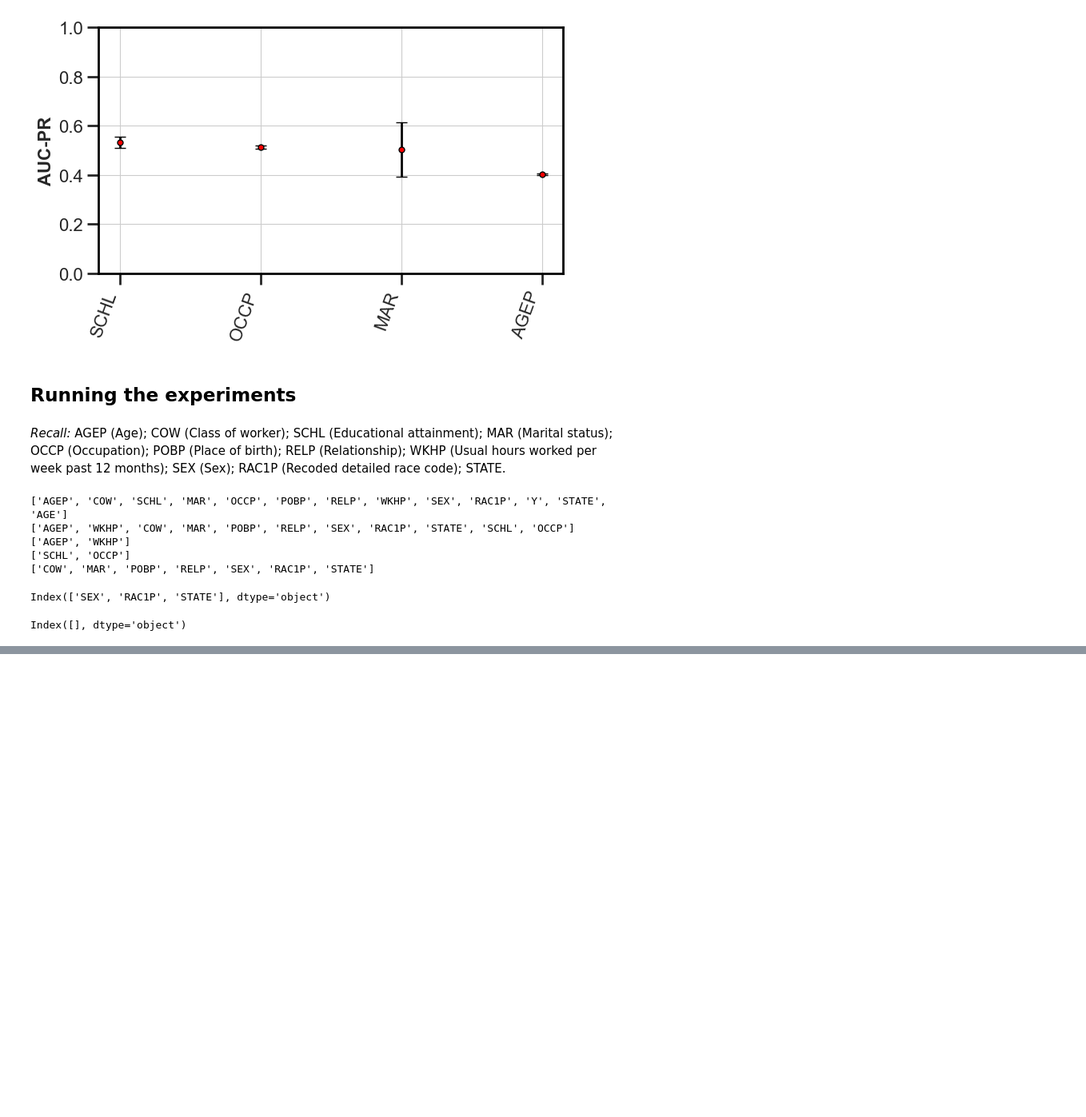
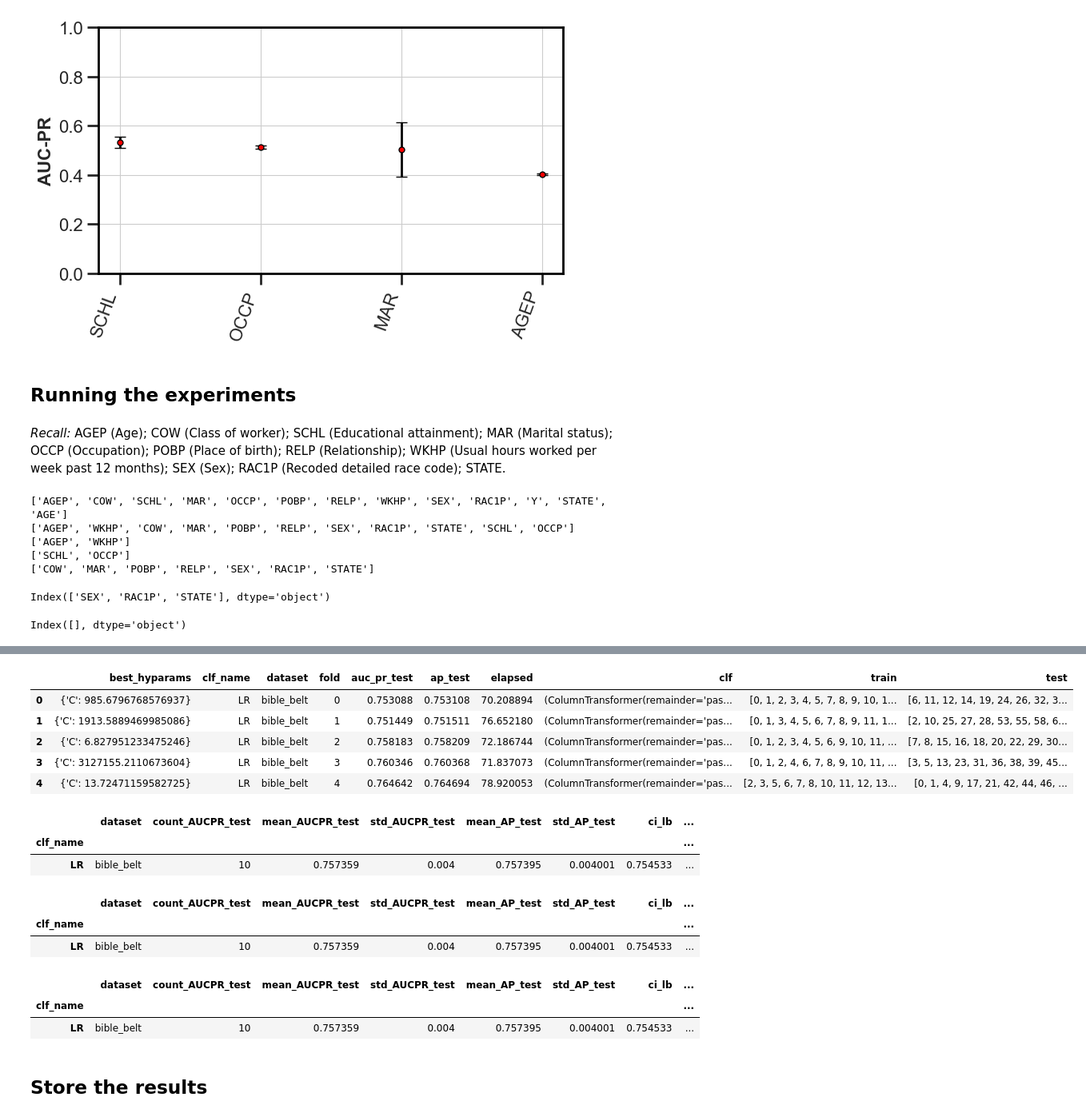
Before and after one commit to cc-jalvarez/weighted-pdp, a Jupyter notebook: src/lar_sec4.ipynb, the cells around one changed output, grey strips where cells are left out. Shown: that part at 80% size. Drawn from its saved outputs; the diff is of its cells as text; code cells hidden in the pictures; blank space fills up the shorter version.

Commit message:
test run for LR with final results

```diff
--- a/src/lar_sec4.ipynb
+++ b/src/lar_sec4.ipynb
@@ -572,19 +572,28 @@ if weight_column is not None:
 else:
     simulate_weights = False
 # %%
-num_repeat = 10
+# Notes:
+# - original running params, due to time-constraints, are the ones commented out
+# - LGBM2 and LR may not be the better suited models for this data, but we will use them still for Sec5
+
+# Number of experimental runs
+num_repeat = 2
+# num_repeat = 10
 
 # Amount of trials/hyperparameter configurations per classifier
-n_trials = 50
+n_trials = 10
+# n_trials = 50
 
 # Number of folds in StratifiedK cross-validation used when evaluating each classifier type
-stratified_folds_cv = 10
+stratified_folds_cv = 5
+# stratified_folds_cv = 10
 
 # Number of cross-validation folds used when evaluating each trial within Optuna
-trial_cv = 3
+trial_cv = 2
+# trial_cv = 3
 
 # Classifiers to experiment with
-clf_names = ["LGBM2", "LR"]
+clf_names = ["LR"]
 # clf_names = ["LGBM2", 'LGBM', "LR", "RF", "DT", "XGB", "KNN", "TABNET"]
 # %%
 import time
@@ -646,7 +655,6 @@ for rep in range(0, num_repeat):
                 experiment_result = optuna_study_normal(clf_name,
                                                         categorical_columns,
                                                         trial_cv, n_trials, X_train, y_train, sw_train)
-
             experiment_result["dataset"] = dataset_version
 
             # build the model with build_opt_clf(string, dictionary)
@@ -673,13 +681,13 @@ for rep in range(0, num_repeat):
             experiment_result['auc_pr_test'] = auc_pr
             experiment_result['ap_test'] = ap
             experiment_result['elapsed'] = end - start
-            experiment_result['clf'] = clf
+#             experiment_result['clf'] = clf
             experiment_result['train'] = train
             experiment_result['test'] = test
 
             # add the dictionary to the experiment_results list
             experiment_results.append(experiment_result)
 
-            print(dataset_version, clf_name, 'fold', experiment_result['fold'], 'metrics', auc_pr, ap, end - start)
+            print(dataset_version, clf_name, 'fold', experiment_result['fold'], 'metrics', auc_pr, ap, 'time', end - start)
 
 print('DONE')
@@ -685,0 +706,43 @@ print('DONE')
+# %%
+# convert the list of results into a dataframe
+experiment_results = pd.DataFrame(experiment_results)
+# %% [output]
+|  | best_hyparams | clf_name | dataset | fold | auc_pr_test | ap_test | elapsed | clf | train | test |
+| 0 | {'C': 985.6796768576937} | LR | bible_belt | 0 | 0.753088 | 0.753108 | 70.208894 | (ColumnTransformer(remainder='pas... | [0, 1, 2, 3, 4, 5, 7, 8, 9, 10, 1... | [6, 11, 12, 14, 19, 24, 26, 32, 3... |
+| 1 | {'C': 1913.5889469985086} | LR | bible_belt | 1 | 0.751449 | 0.751511 | 76.652180 | (ColumnTransformer(remainder='pas... | [0, 1, 3, 4, 5, 6, 7, 8, 9, 11, 1... | [2, 10, 25, 27, 28, 53, 55, 58, 6... |
+| 2 | {'C': 6.827951233475246} | LR | bible_belt | 2 | 0.758183 | 0.758209 | 72.186744 | (ColumnTransformer(remainder='pas... | [0, 1, 2, 3, 4, 5, 6, 9, 10, 11, ... | [7, 8, 15, 16, 18, 20, 22, 29, 30... |
+| 3 | {'C': 3127155.2110673604} | LR | bible_belt | 3 | 0.760346 | 0.760368 | 71.837073 | (ColumnTransformer(remainder='pas... | [0, 1, 2, 4, 6, 7, 8, 9, 10, 11, ... | [3, 5, 13, 23, 31, 36, 38, 39, 45... |
+| 4 | {'C': 13.72471159582725} | LR | bible_belt | 4 | 0.764642 | 0.764694 | 78.920053 | (ColumnTransformer(remainder='pas... | [2, 3, 5, 6, 7, 8, 10, 11, 12, 13... | [0, 1, 4, 9, 17, 21, 42, 44, 46, ... |
+# %%
+# compute the mean AUPR curve for each of the k folds per df per clf
+# groupby by clf and df
+final_results = experiment_results.groupby(['clf_name', 'dataset'], as_index = False)
+# aggregate the data using the mean and the std of AUPR curve score obtained in each fold
+final_results = final_results.agg(count_AUCPR_test = ('auc_pr_test' , 'count'),
+                                  mean_AUCPR_test = ('auc_pr_test' , 'mean'),
+                                  std_AUCPR_test  = ('auc_pr_test' , 'std'),
+                                  mean_AP_test = ('ap_test' , 'mean'),
+                                  std_AP_test  = ('ap_test' , 'std'),
+                                  ci_lb = ('ap_test', ci_auc_l),
+                                  ci_ub = ('ap_test', ci_auc_u),
+                                  mean_elapsed = ('elapsed' , 'mean'),
+                                  std_elapsed  = ('elapsed' , 'std')
+                                 ).set_index('clf_name')
+# %% [output]
+|  | dataset | count_AUCPR_test | mean_AUCPR_test | std_AUCPR_test | mean_AP_test | std_AP_test | ci_lb | ... |
+| clf_name |  |  |  |  |  |  |  | ... |
+| LR | bible_belt | 10 | 0.757359 | 0.004 | 0.757395 | 0.004001 | 0.754533 | ... |
+# %%
+final_results.sort_values(by=['dataset', 'clf_name'])
+# %% [output]
+|  | dataset | count_AUCPR_test | mean_AUCPR_test | std_AUCPR_test | mean_AP_test | std_AP_test | ci_lb | ... |
+| clf_name |  |  |  |  |  |  |  | ... |
+| LR | bible_belt | 10 | 0.757359 | 0.004 | 0.757395 | 0.004001 | 0.754533 | ... |
+# %%
+final_results.sort_values(by=['dataset', 'clf_name'])
+# %% [output]
+|  | dataset | count_AUCPR_test | mean_AUCPR_test | std_AUCPR_test | mean_AP_test | std_AP_test | ci_lb | ... |
+| clf_name |  |  |  |  |  |  |  | ... |
+| LR | bible_belt | 10 | 0.757359 | 0.004 | 0.757395 | 0.004001 | 0.754533 | ... |
+# %% [markdown]
+## Store the results
```
Also changed, not shown: parts of 2 cells of this notebook, 1 other file.
